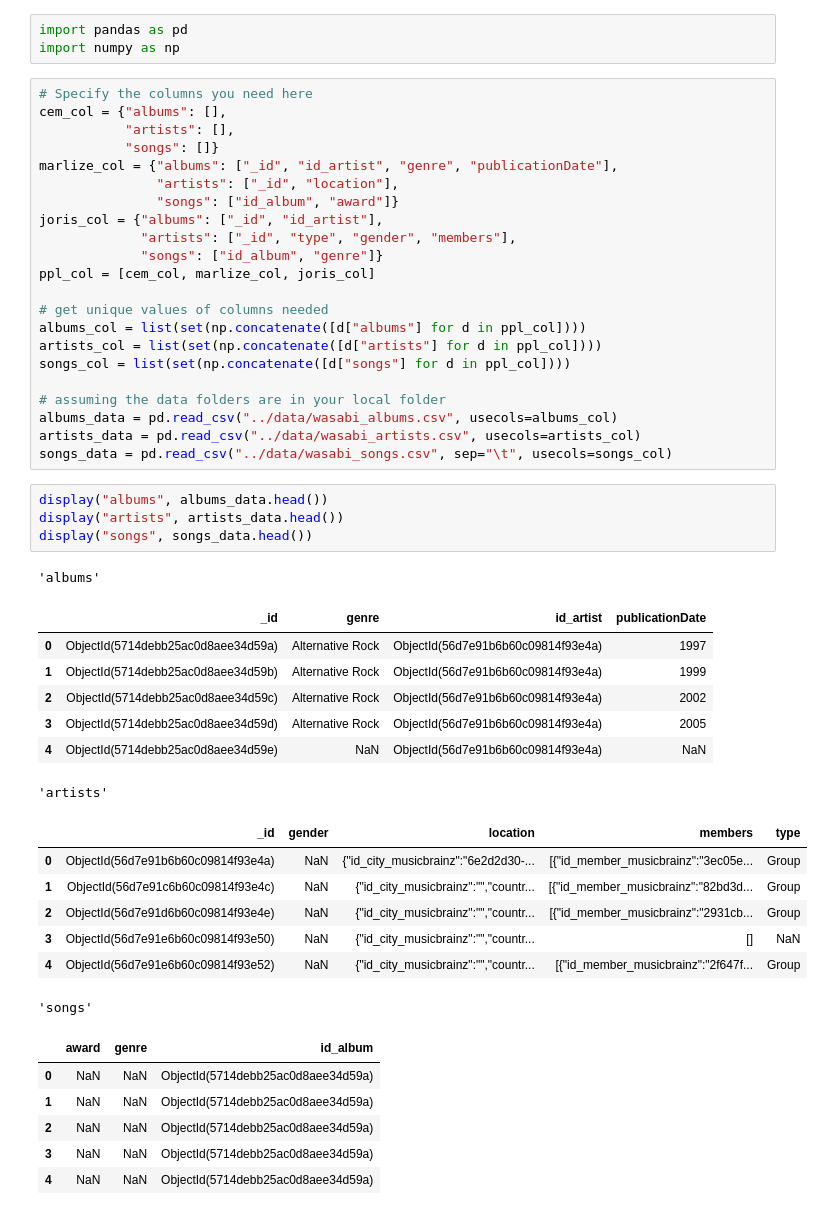
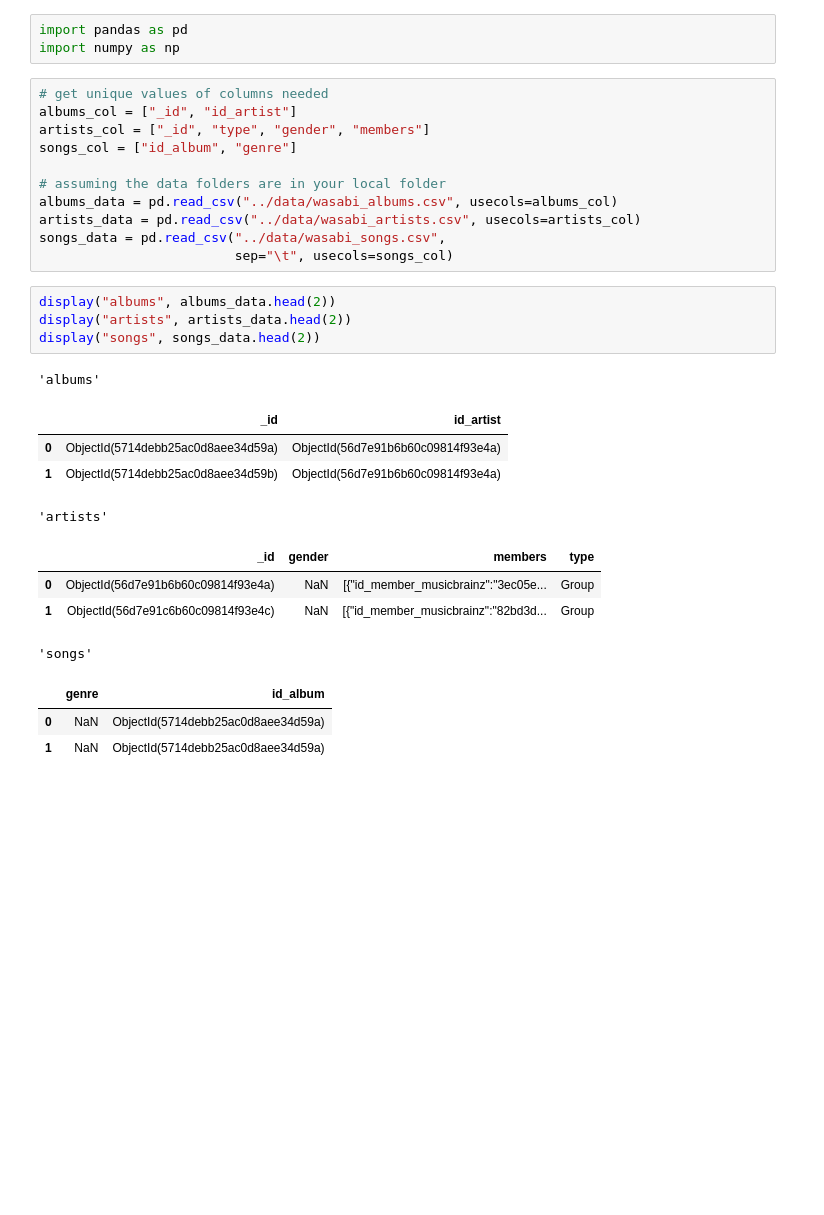
Before and after one commit to jorislimonier/collab-viz, a Jupyter notebook: joris/data_preprocessing.ipynb, the cells around one changed output. Saved outputs shown, nothing was run; the diff lists cells and outputs as text; blank space fills up the shorter version.

```diff
--- a/joris/data_preprocessing.ipynb
+++ b/joris/data_preprocessing.ipynb
@@ -2,50 +2,30 @@
 import pandas as pd
 import numpy as np
 # %%
-# Specify the columns you need here
-cem_col = {"albums": [],
-           "artists": [],
-           "songs": []}
-marlize_col = {"albums": ["_id", "id_artist", "genre", "publicationDate"],
-               "artists": ["_id", "location"],
-               "songs": ["id_album", "award"]}
-joris_col = {"albums": ["_id", "id_artist"],
-             "artists": ["_id", "type", "gender", "members"],
-             "songs": ["id_album", "genre"]}
-ppl_col = [cem_col, marlize_col, joris_col]
-
 # get unique values of columns needed
-albums_col = list(set(np.concatenate([d["albums"] for d in ppl_col])))
-artists_col = list(set(np.concatenate([d["artists"] for d in ppl_col])))
-songs_col = list(set(np.concatenate([d["songs"] for d in ppl_col])))
+albums_col = ["_id", "id_artist"]
+artists_col = ["_id", "type", "gender", "members"]
+songs_col = ["id_album", "genre"]
 
 # assuming the data folders are in your local folder
 albums_data = pd.read_csv("../data/wasabi_albums.csv", usecols=albums_col)
 artists_data = pd.read_csv("../data/wasabi_artists.csv", usecols=artists_col)
-songs_data = pd.read_csv("../data/wasabi_songs.csv", sep="\t", usecols=songs_col)
+songs_data = pd.read_csv("../data/wasabi_songs.csv",
+                         sep="\t", usecols=songs_col)
 # %%
-display("albums", albums_data.head())
-display("artists", artists_data.head())
-display("songs", songs_data.head())
+display("albums", albums_data.head(2))
+display("artists", artists_data.head(2))
+display("songs", songs_data.head(2))
 # %% [output]
 'albums'
-|  | _id | genre | id_artist | publicationDate |
-| 0 | ObjectId(5714debb25ac0d8aee34d59a) | Alternative Rock | ObjectId(56d7e91b6b60c09814f93e4a) | 1997 |
-| 1 | ObjectId(5714debb25ac0d8aee34d59b) | Alternative Rock | ObjectId(56d7e91b6b60c09814f93e4a) | 1999 |
-| 2 | ObjectId(5714debb25ac0d8aee34d59c) | Alternative Rock | ObjectId(56d7e91b6b60c09814f93e4a) | 2002 |
-| 3 | ObjectId(5714debb25ac0d8aee34d59d) | Alternative Rock | ObjectId(56d7e91b6b60c09814f93e4a) | 2005 |
-| 4 | ObjectId(5714debb25ac0d8aee34d59e) | NaN | ObjectId(56d7e91b6b60c09814f93e4a) | NaN |
+|  | _id | id_artist |
+| 0 | ObjectId(5714debb25ac0d8aee34d59a) | ObjectId(56d7e91b6b60c09814f93e4a) |
+| 1 | ObjectId(5714debb25ac0d8aee34d59b) | ObjectId(56d7e91b6b60c09814f93e4a) |
 'artists'
-|  | _id | gender | location | members | type |
-| 0 | ObjectId(56d7e91b6b60c09814f93e4a) | NaN | {"id_city_musicbrainz":"6e2d2d30-... | [{"id_member_musicbrainz":"3ec05e... | Group |
-| 1 | ObjectId(56d7e91c6b60c09814f93e4c) | NaN | {"id_city_musicbrainz":"","countr... | [{"id_member_musicbrainz":"82bd3d... | Group |
-| 2 | ObjectId(56d7e91d6b60c09814f93e4e) | NaN | {"id_city_musicbrainz":"","countr... | [{"id_member_musicbrainz":"2931cb... | Group |
-| 3 | ObjectId(56d7e91e6b60c09814f93e50) | NaN | {"id_city_musicbrainz":"","countr... | [] | NaN |
-| 4 | ObjectId(56d7e91e6b60c09814f93e52) | NaN | {"id_city_musicbrainz":"","countr... | [{"id_member_musicbrainz":"2f647f... | Group |
+|  | _id | gender | members | type |
+| 0 | ObjectId(56d7e91b6b60c09814f93e4a) | NaN | [{"id_member_musicbrainz":"3ec05e... | Group |
+| 1 | ObjectId(56d7e91c6b60c09814f93e4c) | NaN | [{"id_member_musicbrainz":"82bd3d... | Group |
 'songs'
-|  | award | genre | id_album |
-| 0 | NaN | NaN | ObjectId(5714debb25ac0d8aee34d59a) |
-| 1 | NaN | NaN | ObjectId(5714debb25ac0d8aee34d59a) |
-| 2 | NaN | NaN | ObjectId(5714debb25ac0d8aee34d59a) |
-| 3 | NaN | NaN | ObjectId(5714debb25ac0d8aee34d59a) |
-| 4 | NaN | NaN | ObjectId(5714debb25ac0d8aee34d59a) |
+|  | genre | id_album |
+| 0 | NaN | ObjectId(5714debb25ac0d8aee34d59a) |
+| 1 | NaN | ObjectId(5714debb25ac0d8aee34d59a) |
```
Also changed, not shown: parts of 19 cells of this notebook, 2 other files.
